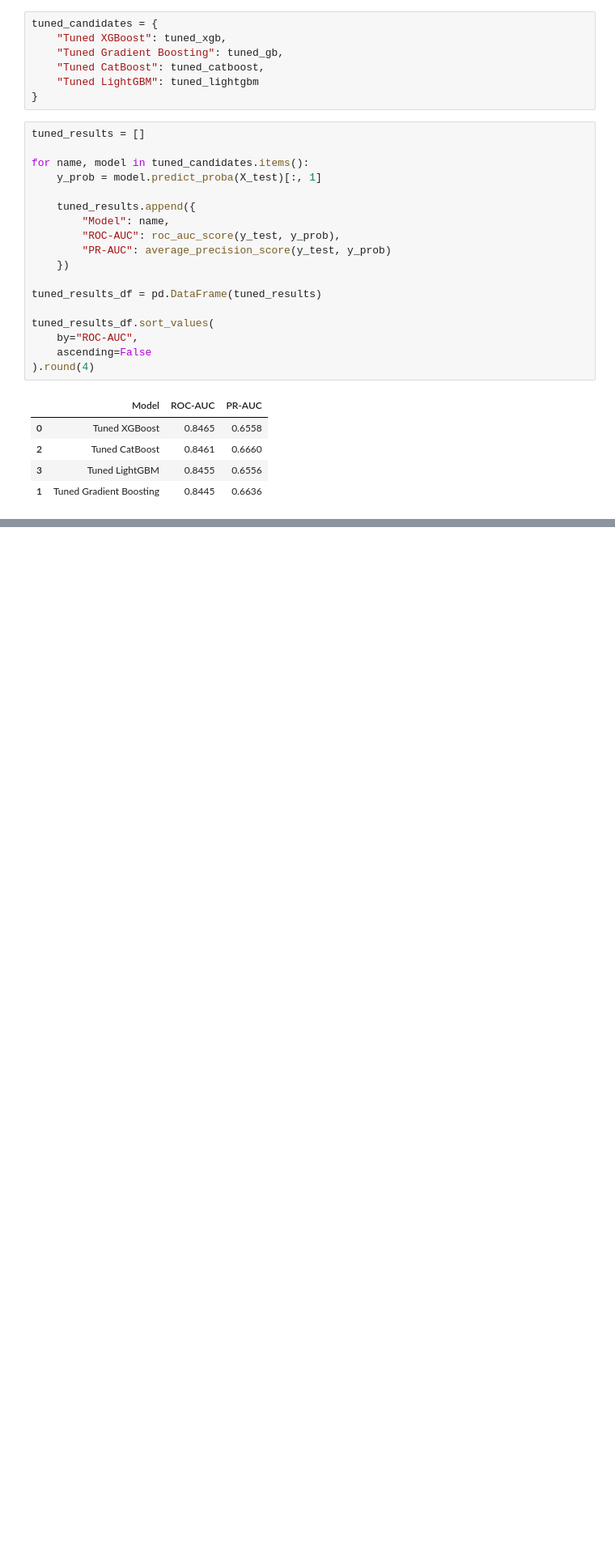
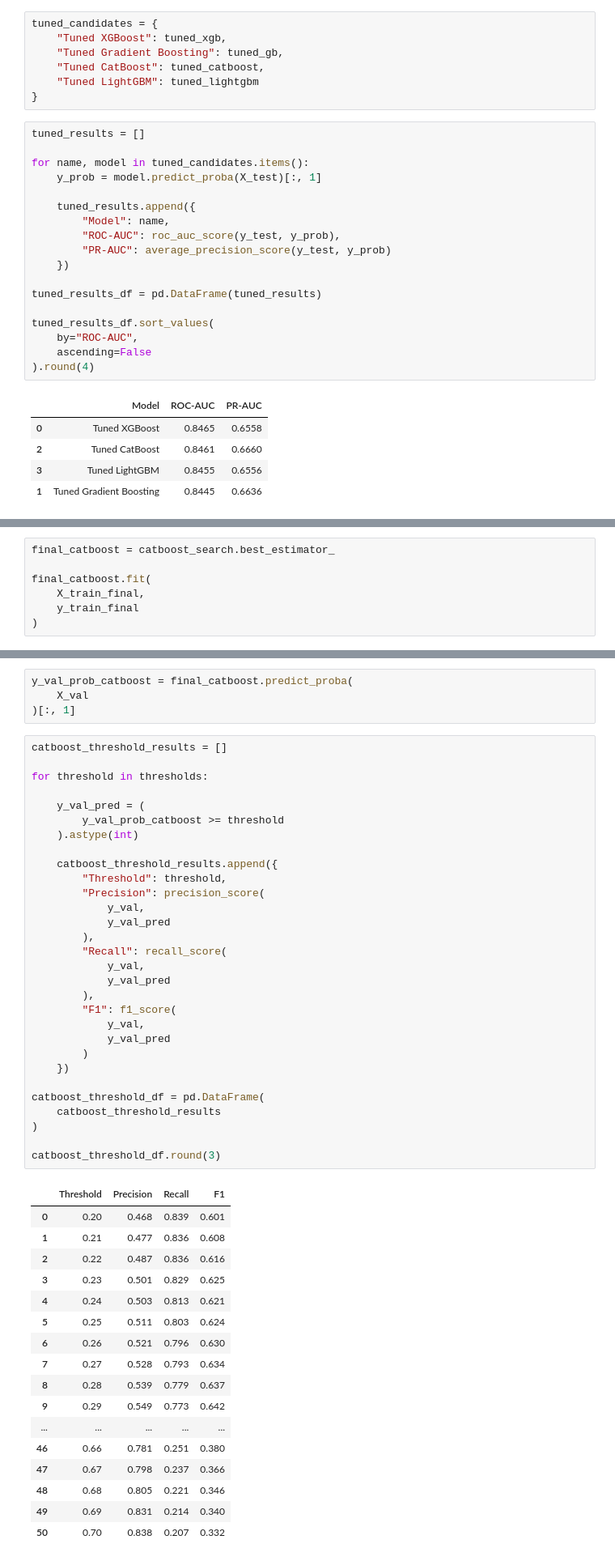
Before and after one commit to Sushil-Meher/ChurnSense, a Jupyter notebook: notebooks/01_churn_prediction.ipynb, the cells around one changed output, grey strips where cells are left out. Shown at 81% size. Cells and saved outputs as stored; diff of their text form; blank space fills up the shorter version.

```diff
--- a/notebooks/01_churn_prediction.ipynb
+++ b/notebooks/01_churn_prediction.ipynb
@@ -1529,0 +1744,7 @@ tuned_results_df.sort_values(
+# %%
+final_catboost = catboost_search.best_estimator_
+
+final_catboost.fit(
+    X_train_final,
+    y_train_final
+)
@@ -1529,0 +1769,52 @@ tuned_results_df.sort_values(
+# %%
+y_val_prob_catboost = final_catboost.predict_proba(
+    X_val
+)[:, 1]
+# %%
+catboost_threshold_results = []
+
+for threshold in thresholds:
+
+    y_val_pred = (
+        y_val_prob_catboost >= threshold
+    ).astype(int)
+
+    catboost_threshold_results.append({
+        "Threshold": threshold,
+        "Precision": precision_score(
+            y_val,
+            y_val_pred
+        ),
+        "Recall": recall_score(
+            y_val,
+            y_val_pred
+        ),
+        "F1": f1_score(
+            y_val,
+            y_val_pred
+        )
+    })
+
+catboost_threshold_df = pd.DataFrame(
+    catboost_threshold_results
+)
+
+catboost_threshold_df.round(3)
+# %% [output]
+|  | Threshold | Precision | Recall | F1 |
+| 0 | 0.20 | 0.468 | 0.839 | 0.601 |
+| 1 | 0.21 | 0.477 | 0.836 | 0.608 |
+| 2 | 0.22 | 0.487 | 0.836 | 0.616 |
+| 3 | 0.23 | 0.501 | 0.829 | 0.625 |
+| 4 | 0.24 | 0.503 | 0.813 | 0.621 |
+| 5 | 0.25 | 0.511 | 0.803 | 0.624 |
+| 6 | 0.26 | 0.521 | 0.796 | 0.630 |
+| 7 | 0.27 | 0.528 | 0.793 | 0.634 |
+| 8 | 0.28 | 0.539 | 0.779 | 0.637 |
+| 9 | 0.29 | 0.549 | 0.773 | 0.642 |
+| ... | ... | ... | ... | ... |
+| 46 | 0.66 | 0.781 | 0.251 | 0.380 |
+| 47 | 0.67 | 0.798 | 0.237 | 0.366 |
+| 48 | 0.68 | 0.805 | 0.221 | 0.346 |
+| 49 | 0.69 | 0.831 | 0.214 | 0.340 |
+| 50 | 0.70 | 0.838 | 0.207 | 0.332 |
```
Also changed, not shown: parts of 29 cells of this notebook, 4 other files.
